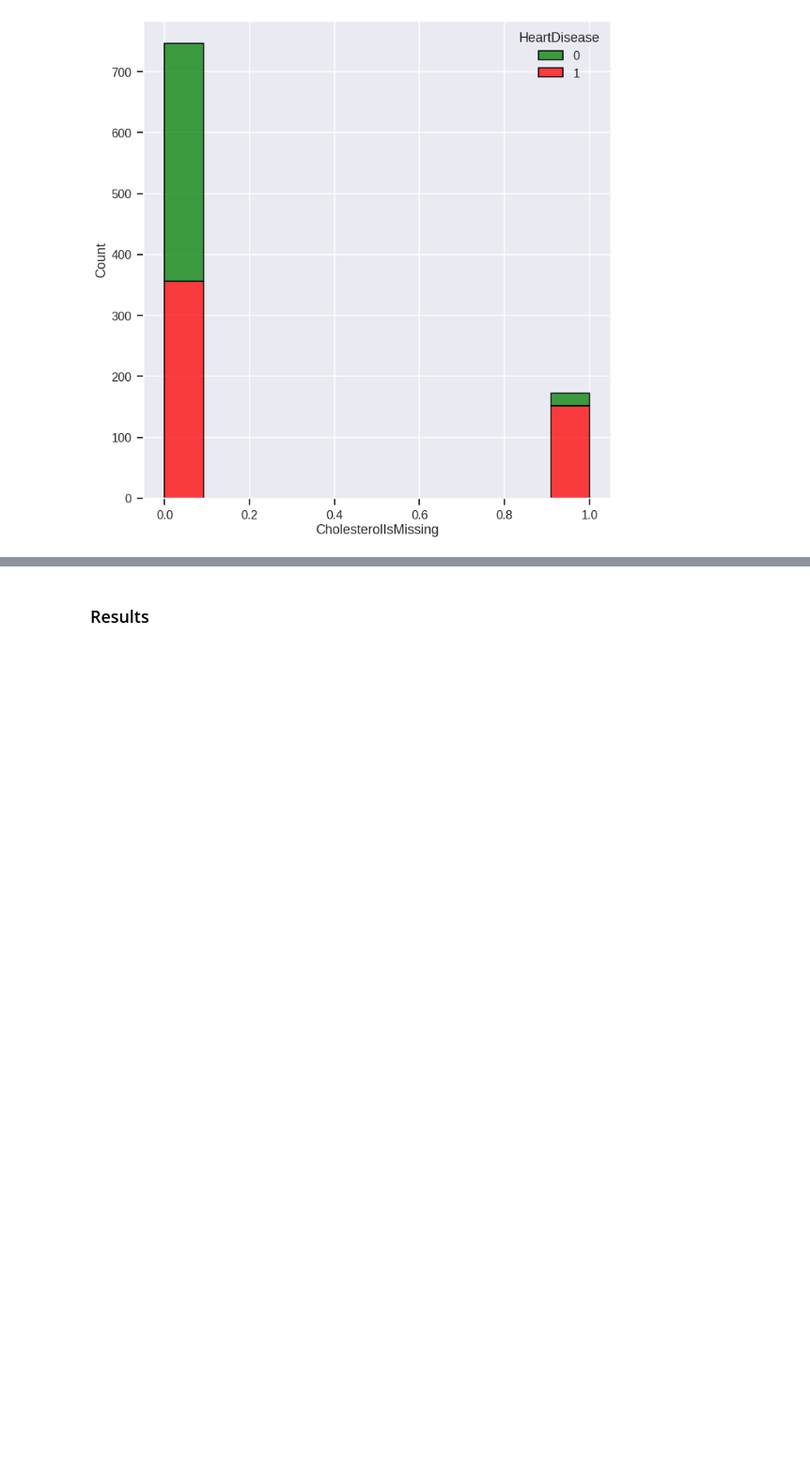
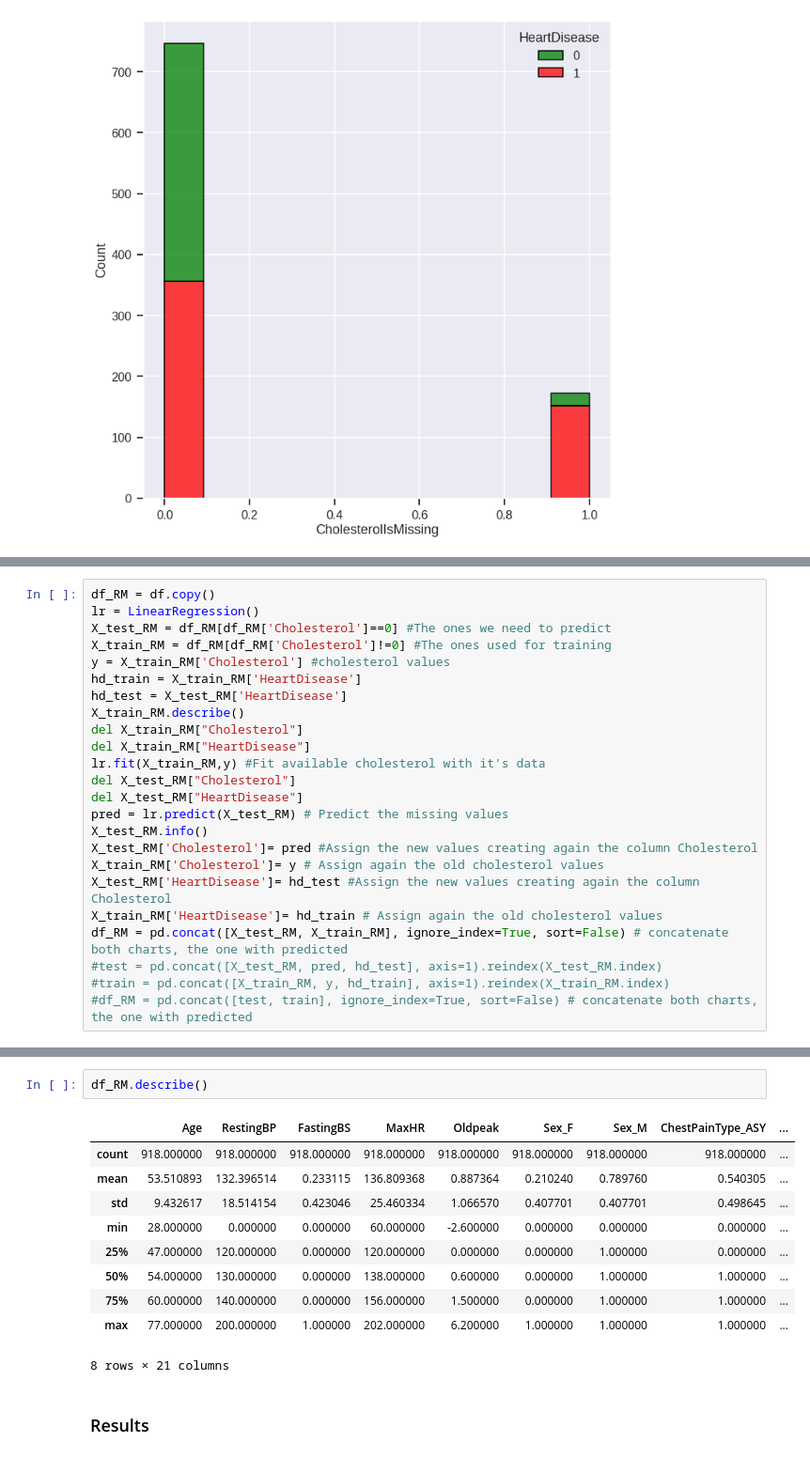
Before and after one commit to MichaelPlug/FDS_Project_HFD, a Jupyter notebook: Project_notebook.ipynb, the cells around one changed output, grey strips where cells are left out. Shown at 94% size. Saved outputs shown, nothing was run; the diff lists cells and outputs as text; blank space fills up the shorter version.

Commit message:
linear regression on Cholesterol

```diff
--- a/Project_notebook.ipynb
+++ b/Project_notebook.ipynb
@@ -524,0 +524,24 @@ sns.histplot(data=df_extraC, x="CholesterolIsMissing", hue="HeartDisease",multip
+# %%
+df_RM = df.copy()
+lr = LinearRegression()
+X_test_RM = df_RM[df_RM['Cholesterol']==0] #The ones we need to predict
+X_train_RM = df_RM[df_RM['Cholesterol']!=0] #The ones used for training
+y = X_train_RM['Cholesterol'] #cholesterol values
+hd_train = X_train_RM['HeartDisease']
+hd_test = X_test_RM['HeartDisease']
+X_train_RM.describe()
+del X_train_RM["Cholesterol"]
+del X_train_RM["HeartDisease"]
+lr.fit(X_train_RM,y) #Fit available cholesterol with it's data
+del X_test_RM["Cholesterol"]
+del X_test_RM["HeartDisease"]
+pred = lr.predict(X_test_RM) # Predict the missing values
+X_test_RM.info()
+X_test_RM['Cholesterol']= pred #Assign the new values creating again the column Cholesterol
+X_train_RM['Cholesterol']= y # Assign again the old cholesterol values
+X_test_RM['HeartDisease']= hd_test #Assign the new values creating again the column Cholesterol
+X_train_RM['HeartDisease']= hd_train # Assign again the old cholesterol values
+df_RM = pd.concat([X_test_RM, X_train_RM], ignore_index=True, sort=False) # concatenate both charts, the one with predicted
+#test = pd.concat([X_test_RM, pred, hd_test], axis=1).reindex(X_test_RM.index)
+#train = pd.concat([X_train_RM, y, hd_train], axis=1).reindex(X_train_RM.index)
+#df_RM = pd.concat([test, train], ignore_index=True, sort=False) # concatenate both charts, the one with predicted
@@ -525,3 +586,16 @@ sns.histplot(data=df_extraC, x="CholesterolIsMissing", hue="HeartDisease",multip
+# %%
+df_RM.describe()
+# %% [output]
+|  | Age | RestingBP | FastingBS | MaxHR | Oldpeak | Sex_F | Sex_M | ChestPainType_ASY | ... |
+| count | 918.000000 | 918.000000 | 918.000000 | 918.000000 | 918.000000 | 918.000000 | 918.000000 | 918.000000 | ... |
+| mean | 53.510893 | 132.396514 | 0.233115 | 136.809368 | 0.887364 | 0.210240 | 0.789760 | 0.540305 | ... |
+| std | 9.432617 | 18.514154 | 0.423046 | 25.460334 | 1.066570 | 0.407701 | 0.407701 | 0.498645 | ... |
+| min | 28.000000 | 0.000000 | 0.000000 | 60.000000 | -2.600000 | 0.000000 | 0.000000 | 0.000000 | ... |
+| 25% | 47.000000 | 120.000000 | 0.000000 | 120.000000 | 0.000000 | 0.000000 | 1.000000 | 0.000000 | ... |
+| 50% | 54.000000 | 130.000000 | 0.000000 | 138.000000 | 0.600000 | 0.000000 | 1.000000 | 1.000000 | ... |
+| 75% | 60.000000 | 140.000000 | 0.000000 | 156.000000 | 1.500000 | 0.000000 | 1.000000 | 1.000000 | ... |
+| max | 77.000000 | 200.000000 | 1.000000 | 202.000000 | 6.200000 | 1.000000 | 1.000000 | 1.000000 | ... |
+8 rows × 21 columns
 # %% [markdown]
 ### Results
 # %%
```
Also changed, not shown: parts of 21 cells of this notebook.
